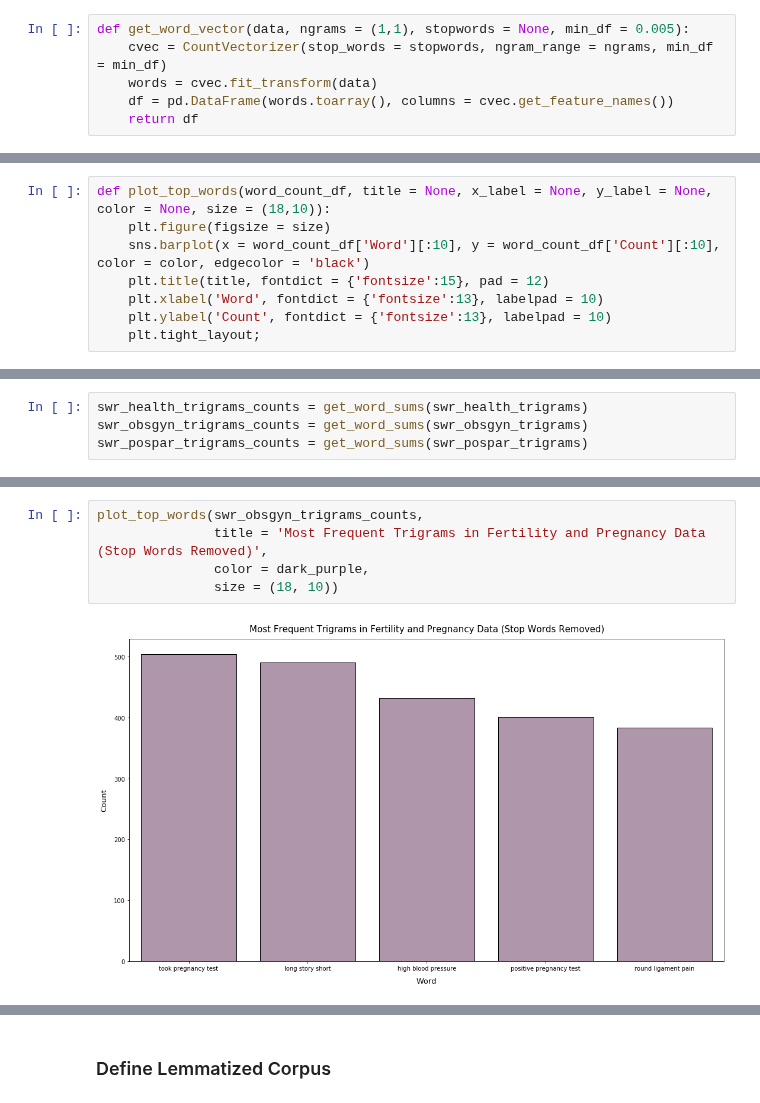
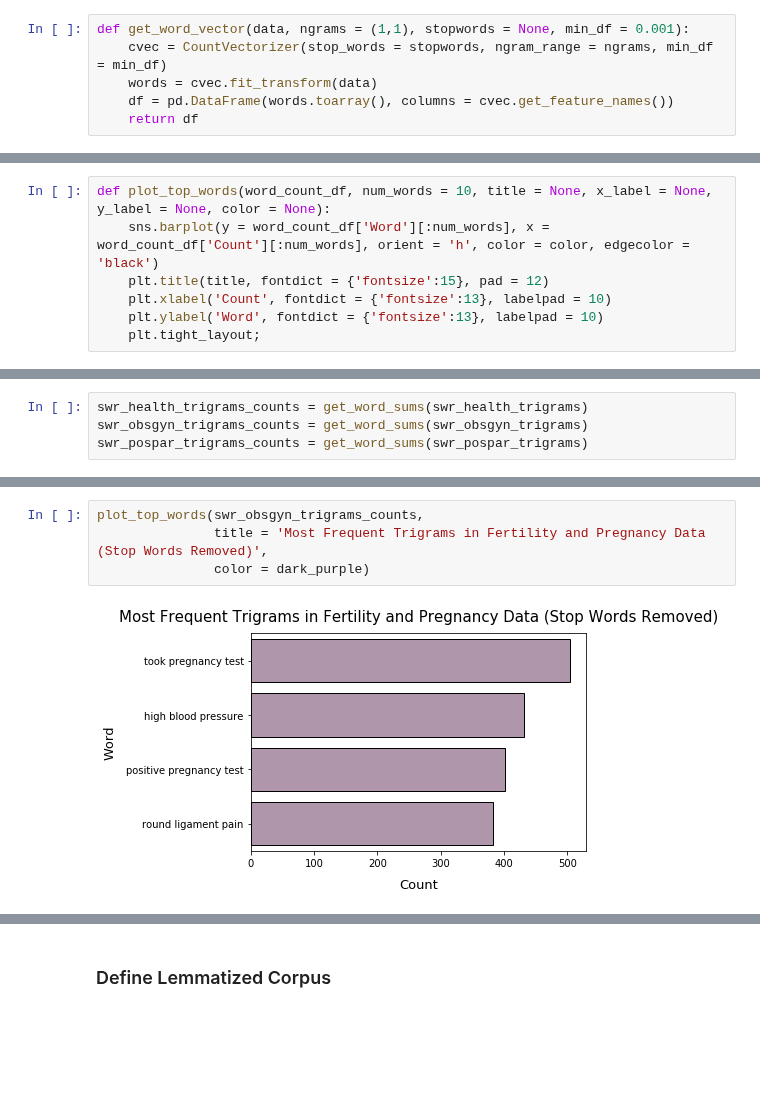
Before and after one commit to jlu90/Identifying-Womens-Health-Concerns, a Jupyter notebook: code/04_EDA.ipynb, the cells around one changed output, grey strips where cells are left out. Drawn from its saved outputs; the diff is of its cells as text; blank space fills up the shorter version.

Commit message:
changed orientation of frequency bar plots

```diff
--- a/code/04_EDA.ipynb
+++ b/code/04_EDA.ipynb
@@ -189,7 +189,7 @@ As shown in the histograms above, the majority of posts for all three health dom
 # %% [markdown]
 #### Functions
 # %%
-def get_word_vector(data, ngrams = (1,1), stopwords = None, min_df = 0.005):
+def get_word_vector(data, ngrams = (1,1), stopwords = None, min_df = 0.001):
     cvec = CountVectorizer(stop_words = stopwords, ngram_range = ngrams, min_df = min_df)
     words = cvec.fit_transform(data)
     df = pd.DataFrame(words.toarray(), columns = cvec.get_feature_names())
@@ -202,12 +202,11 @@ def get_word_sums(words_df):
     df = pd.DataFrame(sorted(word_sum.items(), key = lambda x: x[1], reverse = True), columns = ['Word', 'Count'])
     return df.sort_values('Count', ascending = False)
 # %%
-def plot_top_words(word_count_df, title = None, x_label = None, y_label = None, color = None, size = (18,10)):
-    plt.figure(figsize = size)
-    sns.barplot(x = word_count_df['Word'][:10], y = word_count_df['Count'][:10], color = color, edgecolor = 'black')
+def plot_top_words(word_count_df, num_words = 10, title = None, x_label = None, y_label = None, color = None):
+    sns.barplot(y = word_count_df['Word'][:num_words], x = word_count_df['Count'][:num_words], orient = 'h', color = color, edgecolor = 'black')
     plt.title(title, fontdict = {'fontsize':15}, pad = 12)
-    plt.xlabel('Word', fontdict = {'fontsize':13}, labelpad = 10)
-    plt.ylabel('Count', fontdict = {'fontsize':13}, labelpad = 10)
+    plt.xlabel('Count', fontdict = {'fontsize':13}, labelpad = 10)
+    plt.ylabel('Word', fontdict = {'fontsize':13}, labelpad = 10)
     plt.tight_layout;
 # %% [markdown]
 #### Define Corpus
@@ -323,10 +322,9 @@ plot_top_words(swr_health_trigrams_counts,
 # %%
 plot_top_words(swr_obsgyn_trigrams_counts,
                title = 'Most Frequent Trigrams in Fertility and Pregnancy Data (Stop Words Removed)',
-               color = dark_purple,
-               size = (18, 10))
+               color = dark_purple)
 # %% [output]
-[figure, old version]
+[figure, new version]
 # %%
 plot_top_words(swr_pospar_trigrams_counts,
                title = 'Most Frequent Trigrams in Fertility and Pregnancy Data (Stop Words Removed)',
```
Also changed, not shown: parts of 21 cells of this notebook, 1 other file.
